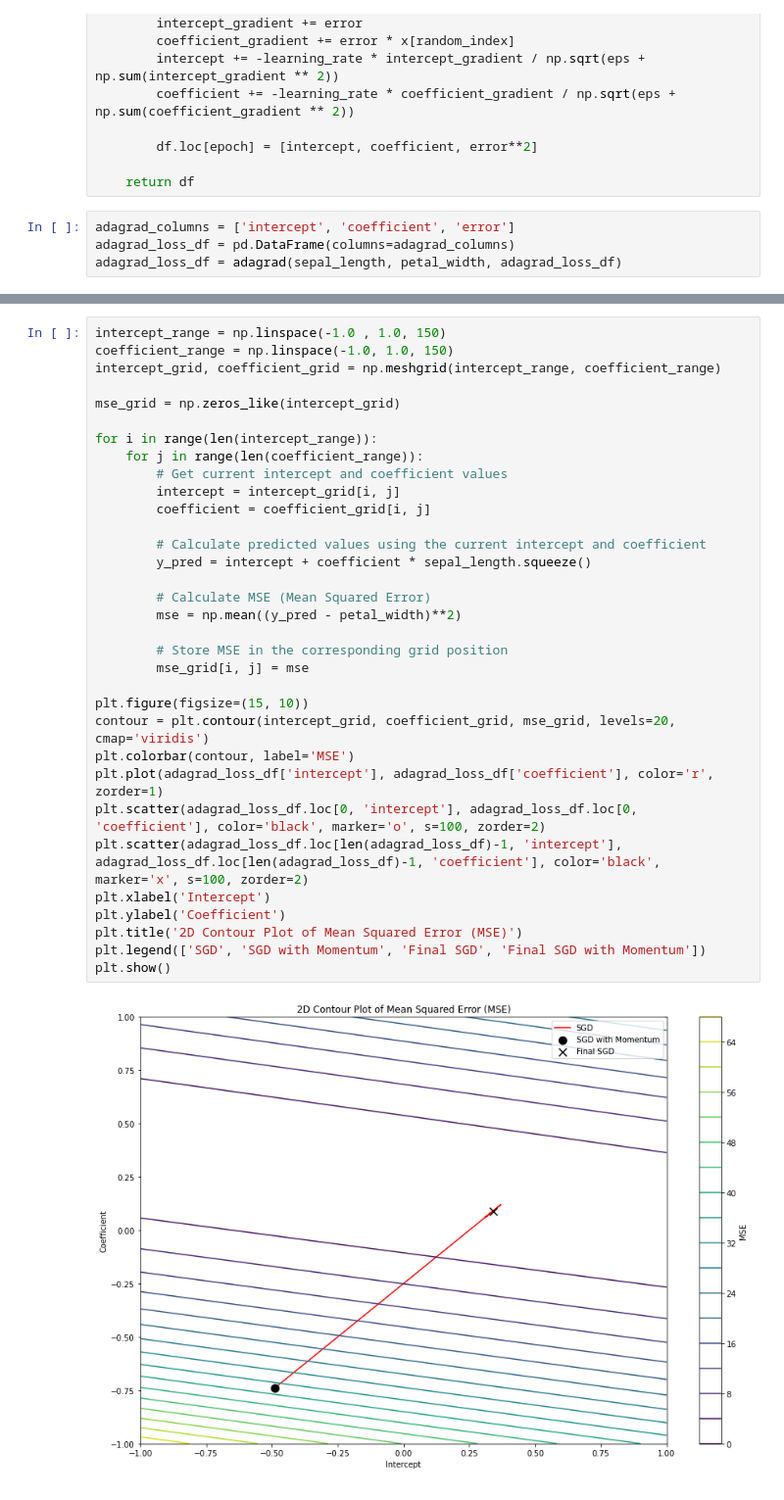
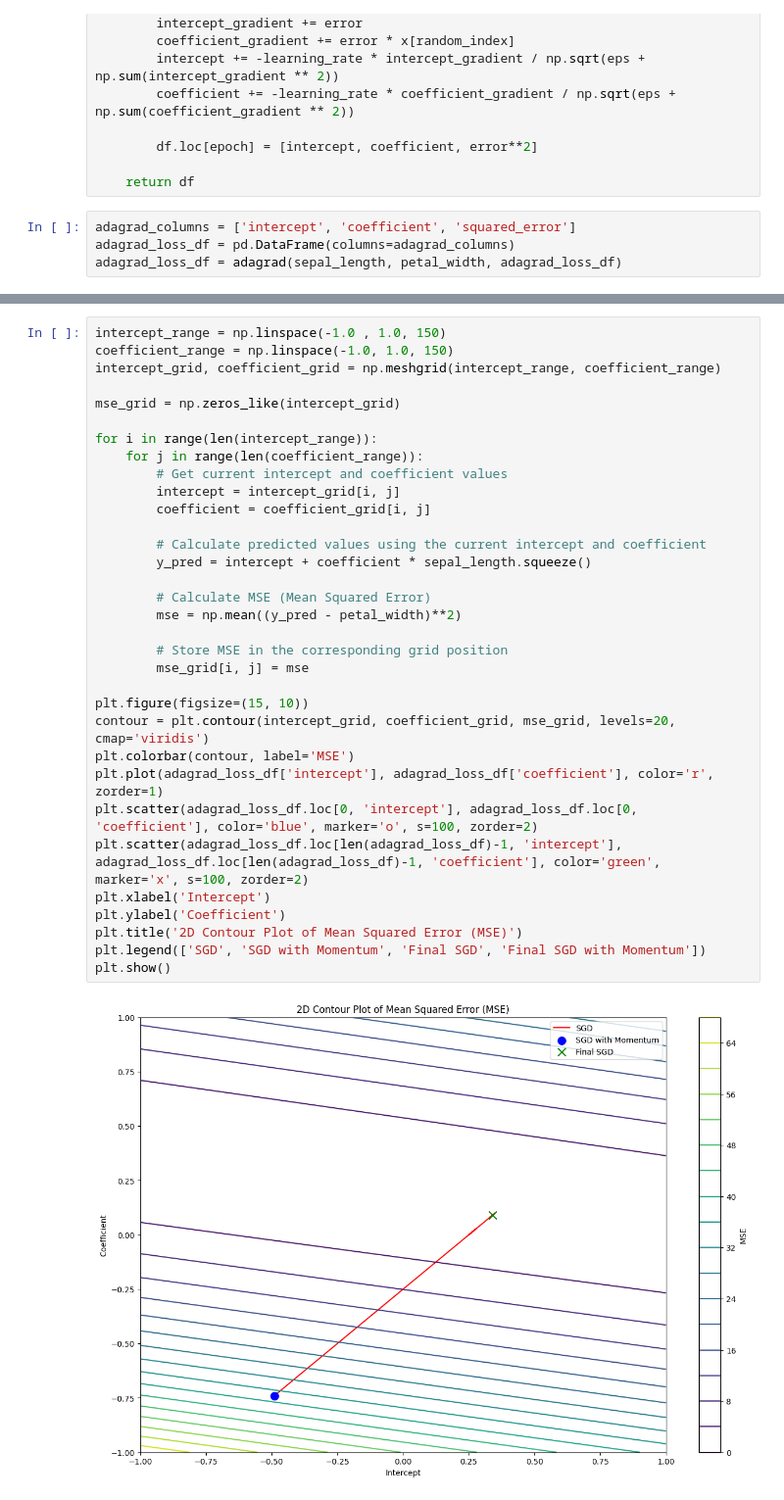
Before and after one commit to bsraya/optimization-algorithms, a Jupyter notebook: adagrad.ipynb, the cells around one changed output, grey strips where cells are left out. Shown at 98% size. Drawn from its saved outputs; the diff is of its cells as text.

```diff
--- a/adagrad.ipynb
+++ b/adagrad.ipynb
@@ -55,7 +35,7 @@ def adagrad(x, y, df, epochs = 100, learning_rate = 0.01):
 
     return df
 # %%
-adagrad_columns = ['intercept', 'coefficient', 'error']
+adagrad_columns = ['intercept', 'coefficient', 'squared_error']
 adagrad_loss_df = pd.DataFrame(columns=adagrad_columns)
 adagrad_loss_df = adagrad(sepal_length, petal_width, adagrad_loss_df)
 # %%
@@ -81,33 +61,33 @@ intercept_range = np.linspace(-1.0 , 1.0, 150)
 coefficient_range = np.linspace(-1.0, 1.0, 150)
 intercept_grid, coefficient_grid = np.meshgrid(intercept_range, coefficient_range)
 
 mse_grid = np.zeros_like(intercept_grid)
 
 for i in range(len(intercept_range)):
     for j in range(len(coefficient_range)):
         # Get current intercept and coefficient values
         intercept = intercept_grid[i, j]
         coefficient = coefficient_grid[i, j]
 
         # Calculate predicted values using the current intercept and coefficient
         y_pred = intercept + coefficient * sepal_length.squeeze()
 
         # Calculate MSE (Mean Squared Error)
         mse = np.mean((y_pred - petal_width)**2)
 
         # Store MSE in the corresponding grid position
         mse_grid[i, j] = mse
 
 plt.figure(figsize=(15, 10))
 contour = plt.contour(intercept_grid, coefficient_grid, mse_grid, levels=20, cmap='viridis')
 plt.colorbar(contour, label='MSE')
 plt.plot(adagrad_loss_df['intercept'], adagrad_loss_df['coefficient'], color='r', zorder=1)
-plt.scatter(adagrad_loss_df.loc[0, 'intercept'], adagrad_loss_df.loc[0, 'coefficient'], color='black', marker='o', s=100, zorder=2)
-plt.scatter(adagrad_loss_df.loc[len(adagrad_loss_df)-1, 'intercept'], adagrad_loss_df.loc[len(adagrad_loss_df)-1, 'coefficient'], color='black', marker='x', s=100, zorder=2)
+plt.scatter(adagrad_loss_df.loc[0, 'intercept'], adagrad_loss_df.loc[0, 'coefficient'], color='blue', marker='o', s=100, zorder=2)
+plt.scatter(adagrad_loss_df.loc[len(adagrad_loss_df)-1, 'intercept'], adagrad_loss_df.loc[len(adagrad_loss_df)-1, 'coefficient'], color='green', marker='x', s=100, zorder=2)
 plt.xlabel('Intercept')
 plt.ylabel('Coefficient')
 plt.title('2D Contour Plot of Mean Squared Error (MSE)')
 plt.legend(['SGD', 'SGD with Momentum', 'Final SGD', 'Final SGD with Momentum'])
 plt.show()
 # %% [output]
-[figure, old version]
+[figure, new version]
```
Also changed, not shown: parts of 3 cells of this notebook, 2 other files.
